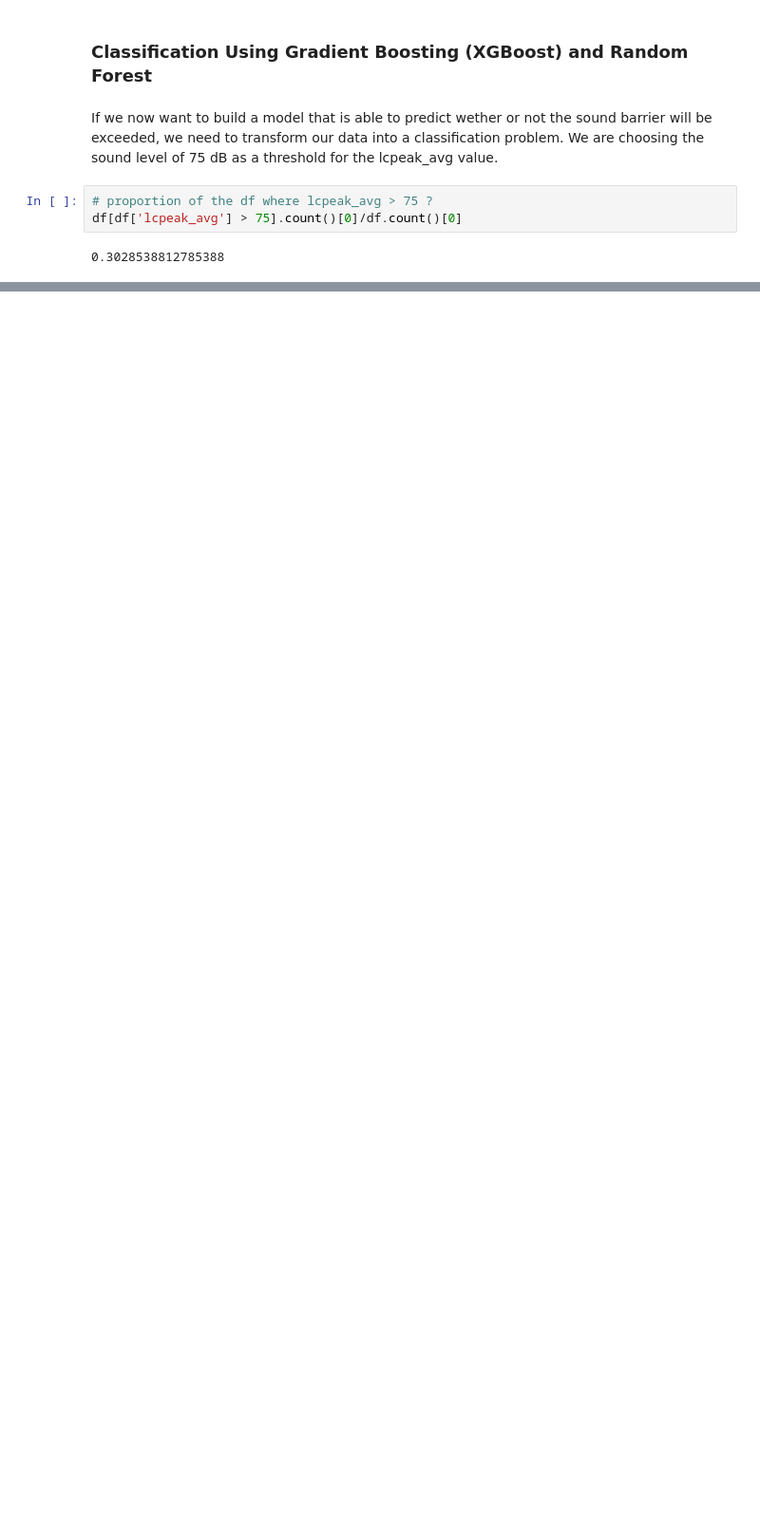
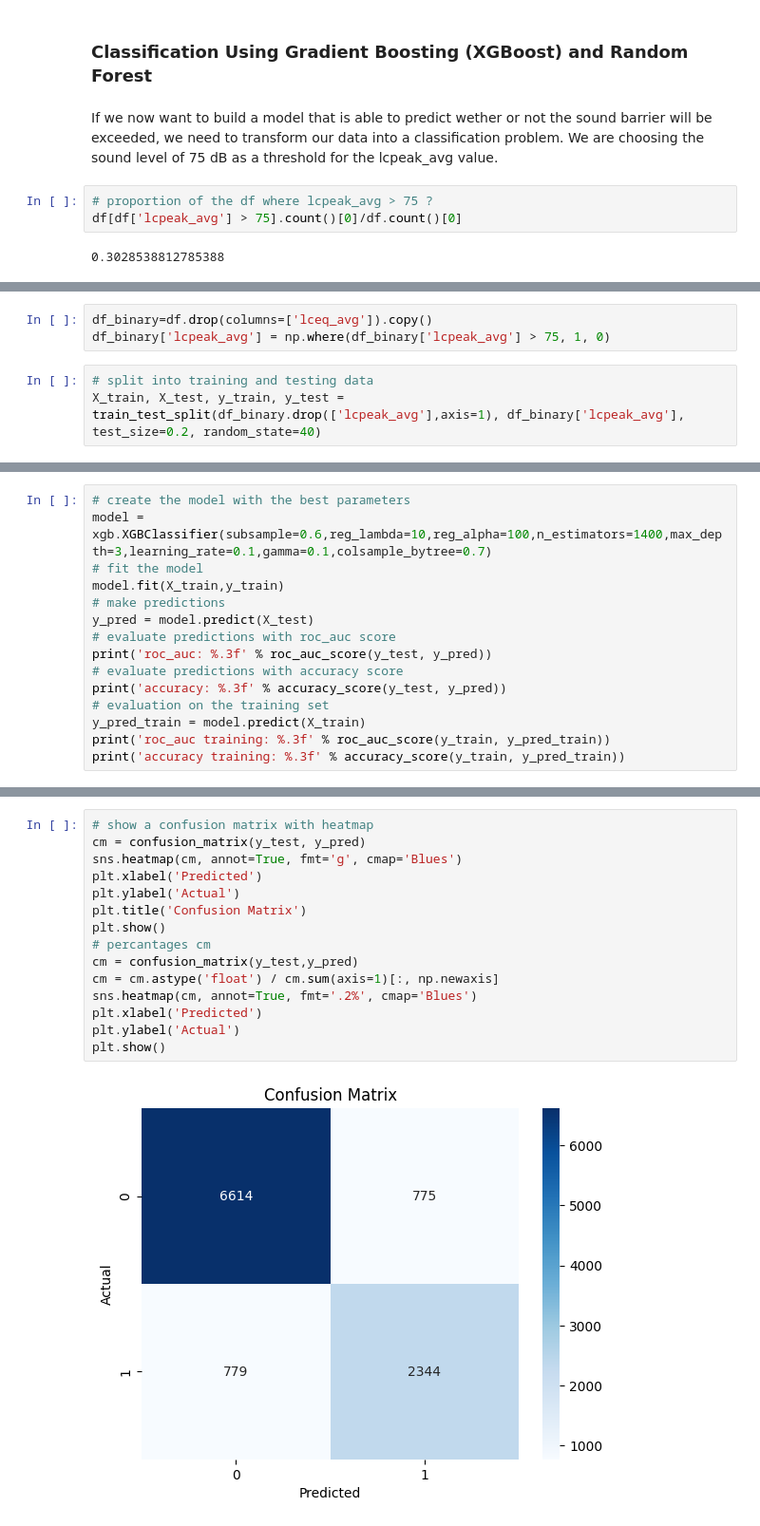
Before and after one commit to vavald/MDA_Switzerland, a Jupyter notebook: Final Notebooks/Noise_Model.ipynb, the cells around one changed output, grey strips where cells are left out. Shown at 95% size. Saved outputs shown, nothing was run; the diff lists cells and outputs as text; blank space fills up the shorter version.

```diff
--- a/Valentin (Data Cleaning + Models)/Noise_Model.ipynb
+++ b/Final Notebooks/Noise_Model.ipynb
@@ -228,0 +235,6 @@ df[df['lcpeak_avg'] > 75].count()[0]/df.count()[0]
+# %%
+df_binary=df.drop(columns=['lceq_avg']).copy()
+df_binary['lcpeak_avg'] = np.where(df_binary['lcpeak_avg'] > 75, 1, 0)
+# %%
+# split into training and testing data
+X_train, X_test, y_train, y_test = train_test_split(df_binary.drop(['lcpeak_avg'],axis=1), df_binary['lcpeak_avg'], test_size=0.2, random_state=40)
@@ -228,0 +286,15 @@ df[df['lcpeak_avg'] > 75].count()[0]/df.count()[0]
+# %%
+# create the model with the best parameters
+model = xgb.XGBClassifier(subsample=0.6,reg_lambda=10,reg_alpha=100,n_estimators=1400,max_depth=3,learning_rate=0.1,gamma=0.1,colsample_bytree=0.7)
+# fit the model
+model.fit(X_train,y_train)
+# make predictions
+y_pred = model.predict(X_test)
+# evaluate predictions with roc_auc score
+print('roc_auc: %.3f' % roc_auc_score(y_test, y_pred))
+# evaluate predictions with accuracy score
+print('accuracy: %.3f' % accuracy_score(y_test, y_pred))
+# evaluation on the training set
+y_pred_train = model.predict(X_train)
+print('roc_auc training: %.3f' % roc_auc_score(y_train, y_pred_train))
+print('accuracy training: %.3f' % accuracy_score(y_train, y_pred_train))
@@ -228,0 +306,17 @@ df[df['lcpeak_avg'] > 75].count()[0]/df.count()[0]
+# %%
+# show a confusion matrix with heatmap
+cm = confusion_matrix(y_test, y_pred)
+sns.heatmap(cm, annot=True, fmt='g', cmap='Blues')
+plt.xlabel('Predicted')
+plt.ylabel('Actual')
+plt.title('Confusion Matrix')
+plt.show()
+# percantages cm
+cm = confusion_matrix(y_test,y_pred)
+cm = cm.astype('float') / cm.sum(axis=1)[:, np.newaxis]
+sns.heatmap(cm, annot=True, fmt='.2%', cmap='Blues')
+plt.xlabel('Predicted')
+plt.ylabel('Actual')
+plt.show()
+# %% [output]
+[figure, added]
```
Also changed, not shown: parts of 29 cells of this notebook.
